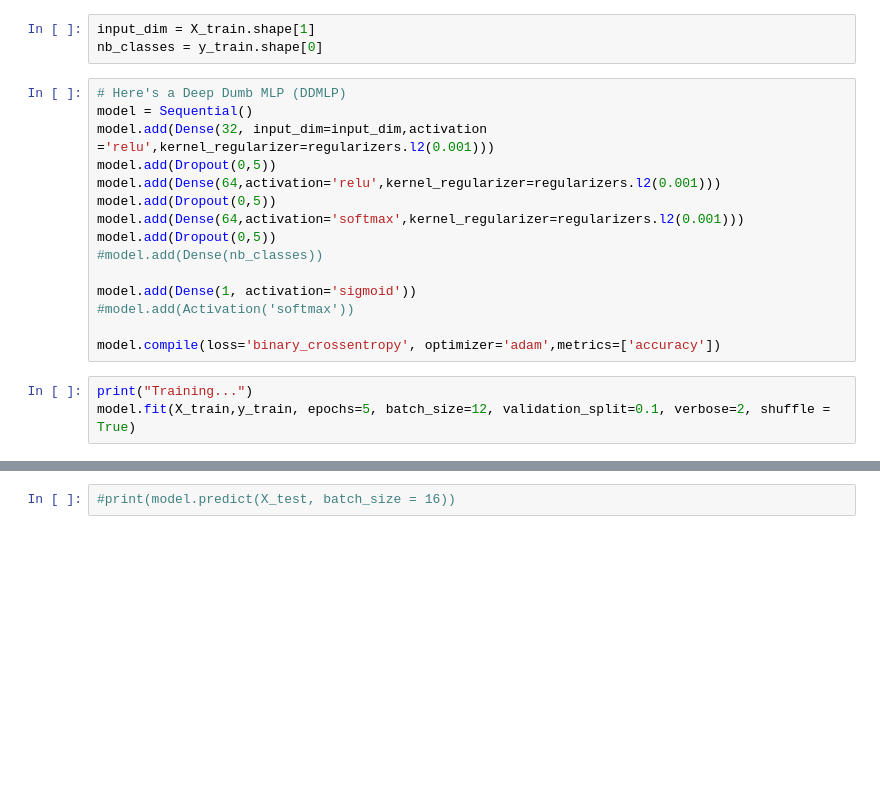
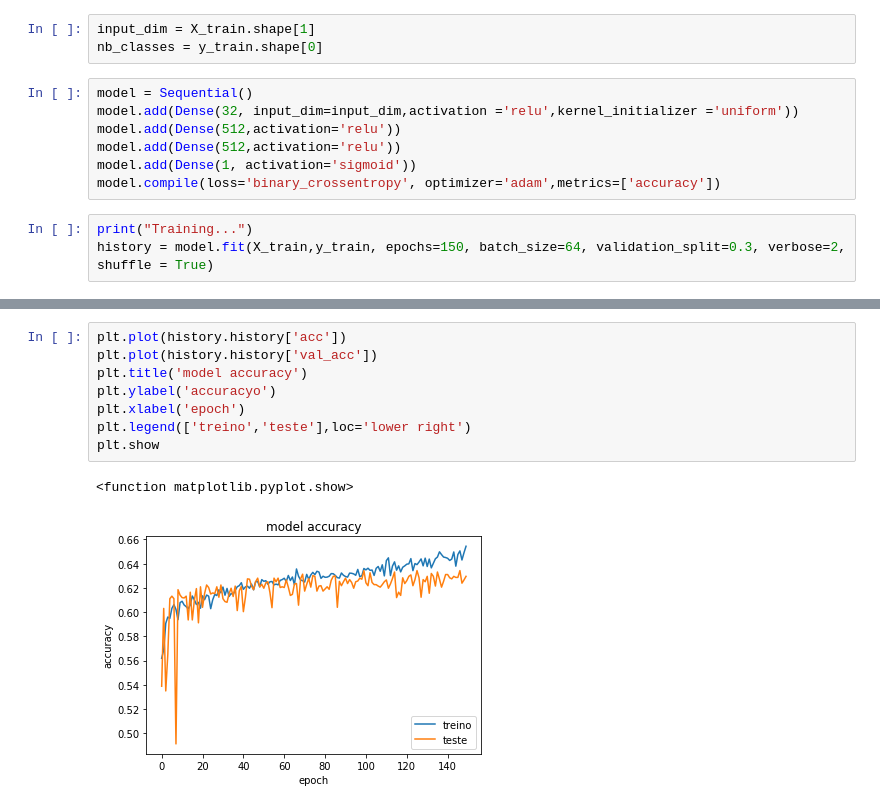
Before and after one commit to felipeescorel/redes_neurais, a Jupyter notebook: ClientesVM/Testes12.ipynb, the cells around one changed output, grey strips where cells are left out. Cells and saved outputs as stored; diff of their text form; blank space fills up the shorter version.

```diff
--- a/ClientesVM/Testes12.ipynb
+++ b/ClientesVM/Testes12.ipynb
@@ -32,22 +47,14 @@ y_test = test.ix[:,'Aprovado']
 input_dim = X_train.shape[1]
 nb_classes = y_train.shape[0]
 # %%
-# Here's a Deep Dumb MLP (DDMLP)
 model = Sequential()
-model.add(Dense(32, input_dim=input_dim,activation ='relu',kernel_regularizer=regularizers.l2(0.001)))
-model.add(Dropout(0,5))
-model.add(Dense(64,activation='relu',kernel_regularizer=regularizers.l2(0.001)))
-model.add(Dropout(0,5))
-model.add(Dense(64,activation='softmax',kernel_regularizer=regularizers.l2(0.001)))
-model.add(Dropout(0,5))
-#model.add(Dense(nb_classes))
-
+model.add(Dense(32, input_dim=input_dim,activation ='relu',kernel_initializer ='uniform'))
+model.add(Dense(512,activation='relu'))
+model.add(Dense(512,activation='relu'))
 model.add(Dense(1, activation='sigmoid'))
-#model.add(Activation('softmax'))
-
 model.compile(loss='binary_crossentropy', optimizer='adam',metrics=['accuracy'])
 # %%
 print("Training...")
-model.fit(X_train,y_train, epochs=5, batch_size=12, validation_split=0.1, verbose=2, shuffle = True)
+history = model.fit(X_train,y_train, epochs=150, batch_size=64, validation_split=0.3, verbose=2, shuffle = True)
 # %% [output]
 Training...
@@ -80,2 +83,11 @@ print(score[1])
-# %%
-#print(model.predict(X_test, batch_size = 16))
+# %%
+plt.plot(history.history['acc'])
+plt.plot(history.history['val_acc'])
+plt.title('model accuracy')
+plt.ylabel('accuracyo')
+plt.xlabel('epoch')
+plt.legend(['treino','teste'],loc='lower right')
+plt.show
+# %% [output]
+<function matplotlib.pyplot.show>
+[figure, added]
```
Also changed, not shown: parts of 8 cells of this notebook.
